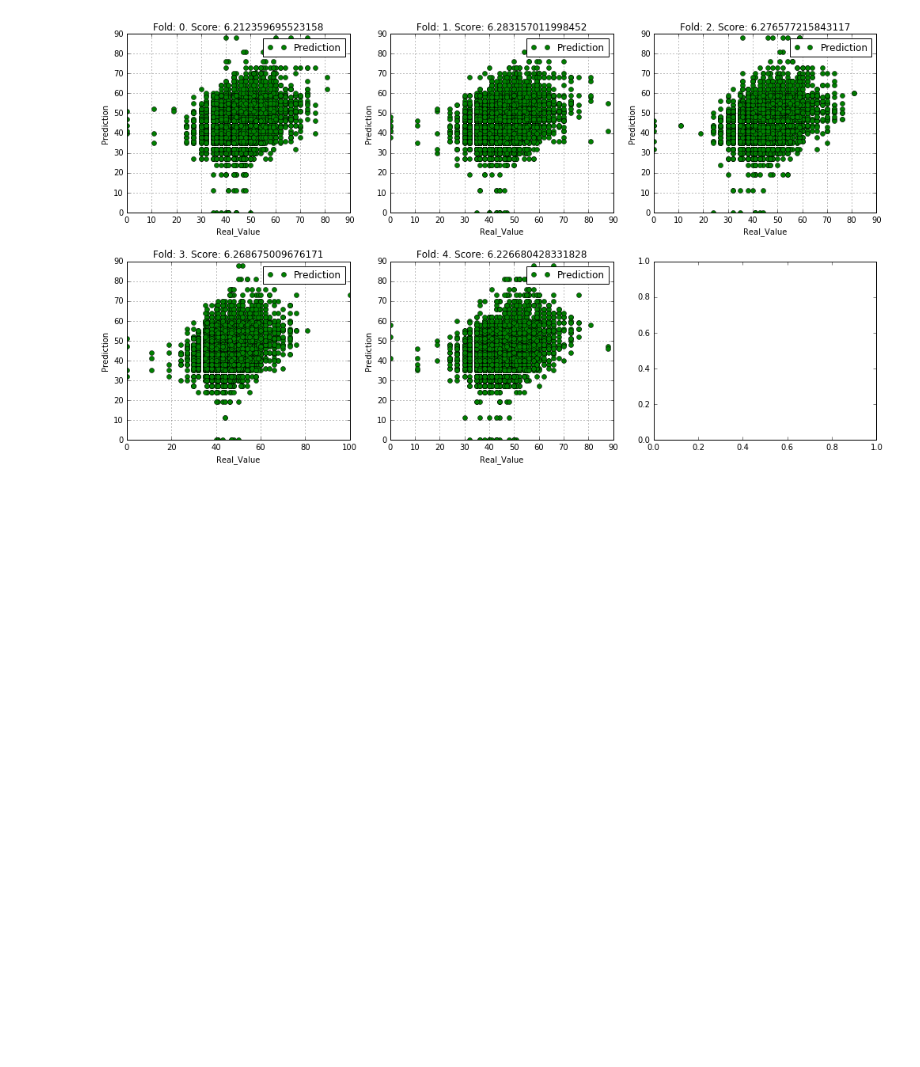
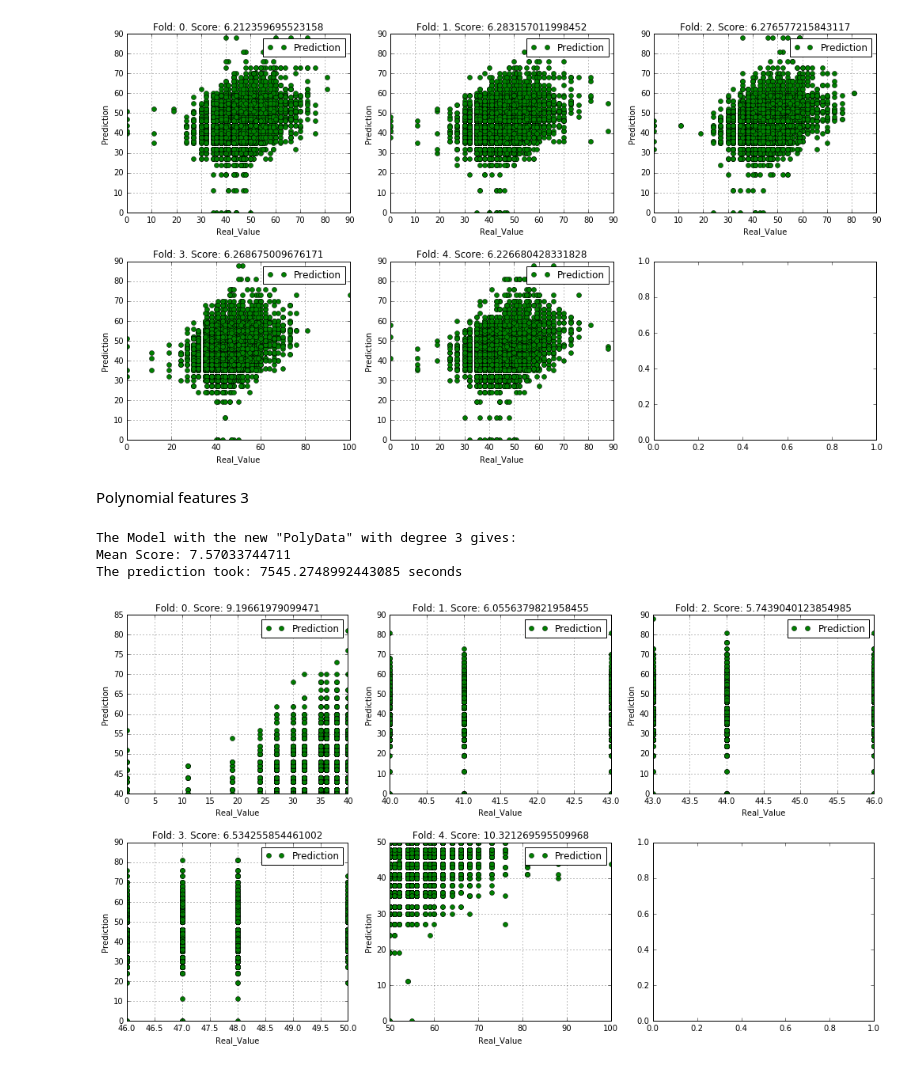
Before and after one commit to AronForero/ICFESProject, a Jupyter notebook: New_Project/Descriptive_Analisis/Analysis/Decision_Tree_Regressor.ipynb, the cells around one changed output. Saved outputs shown, nothing was run; the diff lists cells and outputs as text; code cells hidden in the pictures; blank space fills up the shorter version.

```diff
--- a/New_Project/Descriptive_Analisis/Analysis/Prueba_trees.ipynb
+++ b/New_Project/Descriptive_Analisis/Analysis/Decision_Tree_Regressor.ipynb
@@ -77,26 +17,3 @@ def get_exp_prediction(estimator, exp, S_Data, target, folds, KFShuffle = False,
-# %%
-def get_Poly_prediction(estimator, deg, D_sorted, target, folds, KFShuffle = False, shuffle_split = False):
-    """Required the degree to the PolynomialFeature object and the sorted data by values of the target,
-    return the score of the model, statistics and the plots of the prediction"""
-    start_time = time()
-    y_list = ['PUNT_BIOLOGIA', 'PUNT_MATEMATICAS', 'PUNT_FILOSOFIA', 'PUNT_FISICA', 'PUNT_HISTORIA', 'PUNT_QUIMICA',
-          'PUNT_LENGUAJE', 'PUNT_GEOGRAFIA', 'PUNT_INTERDISCIPLINAR', 'PUNT_IDIOMA']
-    X_list = D_sorted.columns.difference(y_list)
-    New_X = D_sorted.filter(items = X_list)
-    Y_train = D_sorted.filter(items = y_list)
-
-    Poly = PolynomialFeatures(degree = deg)
-    Poly_X = Poly.fit_transform(New_X)
-    Poly_X = pd.DataFrame(Poly_X)
-
-    if shuffle_split == True:
-        kf = ShuffleSplit(n = Poly_X.shape[0], n_iter=5, test_size=(100/(folds*100)))
-    else:
-        kf = KFold(Poly_X.shape[0], n_folds=folds, shuffle = KFShuffle)
-
-    print('The Model with the new "PolyData" with degree', deg, 'gives:')
-    plot_predictions_KF(estimator, target, Poly_X, Y_train, kf)
-    print('The prediction took:', time()-start_time, 'seconds')
 # %%
 data_2000 = pd.read_csv('../../DatosFTPICFES/SABER11/SB11-BASES_DE_DATOS/READY/2000_1.csv', delimiter=';')
 # %%
@@ -202,3 +119,13 @@ The Model with the new "PolyData" with degree 2 gives:
 Mean Score: 6.25348987227
 The prediction took: 355.0213315486908 seconds
 [figure]
+# %% [markdown]
+Polynomial features 3
+# %%
+tree = DecisionTreeRegressor()
+get_Poly_prediction(tree, 3, S_data, 'PUNT_BIOLOGIA', 5)
+# %% [output]
+The Model with the new "PolyData" with degree 3 gives:
+Mean Score: 7.57033744711
+The prediction took: 7545.2748992443085 seconds
+[figure, added]
```
Also changed, not shown: parts of 6 cells of this notebook, 7 other files.
